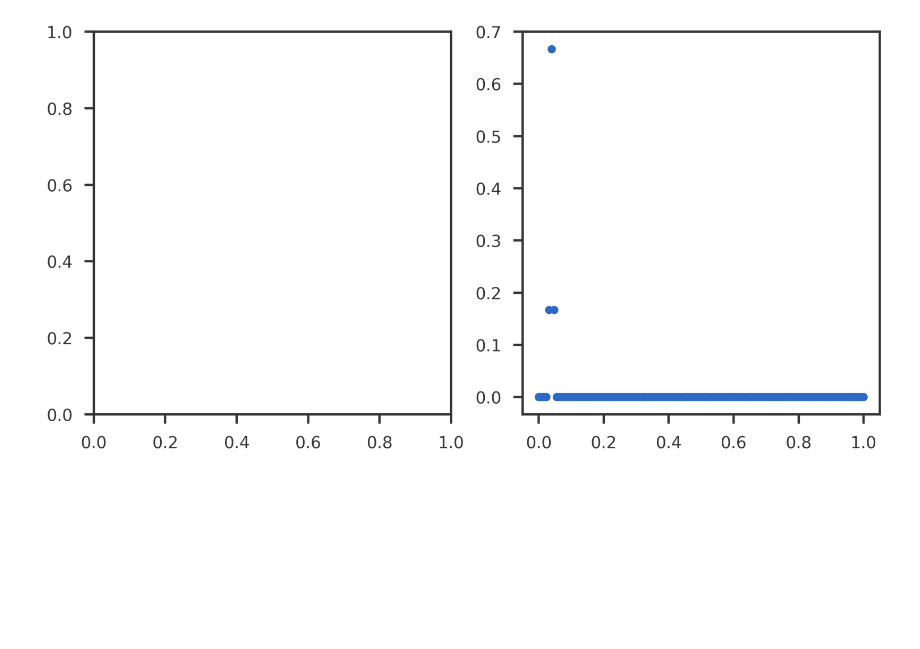
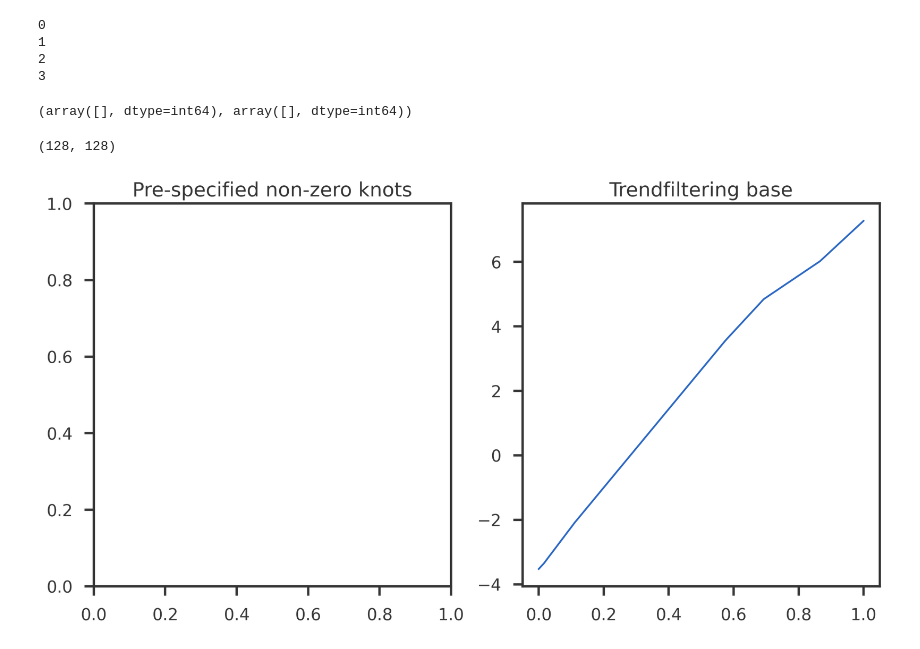
Before and after one commit to banskt/mr-ash-pen-workspace, a Jupyter notebook: notebooks/trendfiltering_examples/understanding_splines_bases.ipynb, the cells around one changed output. Cells and saved outputs as stored; diff of their text form; code cells hidden in the pictures; blank space fills up the shorter version.

```diff
--- a/notebooks/trendfiltering_examples/understanding_splines_bases.ipynb
+++ b/notebooks/trendfiltering_examples/understanding_splines_bases.ipynb
@@ -106,9 +213,64 @@ btrue = np.array([1.3, 4.5, -1.9, 10.4, 0.6, 6.7, 0.6, 6.7, 2.6])
+# %%
+n = 128
+K = 3
+DK = discrete_difference_operator(n, K + 1)
+Minv = np.zeros((n, n))
+for i in range(K + 1):
+    print(i)
+    Di = discrete_difference_operator(n, i)
+    Minv[i, :] = Di[0, :]
+Minv[i+1:, :] = DK
+
+def Dinv(n, k):
+    def getM(n, i):
+        M = np.zeros((n, n))
+        M[:i, :i] = np.eye(i)
+        M[i:, i:] = np.tril(np.ones((n-i, n-i)))
+        return M
+    M = getM(n, 0)
+    for i in range(1, k+1):
+        M = np.dot(M, getM(n, i))
+    return M
+# %% [output]
+0
+1
+2
+3
+# %%
+np.where(np.abs(Dinv(n, K) - np.linalg.inv(Minv)) > 0.0001)
+# %% [output]
+(array([], dtype=int64), array([], dtype=int64))
+# %%
+def trendfiltering_basis(n, k):
+    H = np.zeros((n, n))
+    for j in range(k+1):
+        for i in range(n):
+            H[i, j] = np.power(i+1, j) / np.power(n, j)
+    for j in range(k+1, n):
+        for i in range(n):
+            if i > j - 1:
+                Hij = 1.0
+                for l in range(1, k+1):
+                    Hij *= (i - j + k - l + 1) / np.power(n, k)
+                H[i, j] = Hij
+    return H
+# %%
+H = trendfiltering_basis(n, 1)
+# %%
+H.shape
+# %% [output]
+(128, 128)
 # %%
 fig = plt.figure(figsize = (12, 6))
 ax1 = fig.add_subplot(121)
 ax2 = fig.add_subplot(122)
 
-ax2.scatter(x, G[:, 3])
+
+ax2.plot(x, np.dot(H, btrue* 6))
+
+ax1.set_title("Pre-specified non-zero knots")
+ax2.set_title("Trendfiltering base")
+
 plt.show()
 # %% [output]
-[figure, old version]
+[figure, new version]
```
Also changed, not shown: parts of 30 cells of this notebook.
